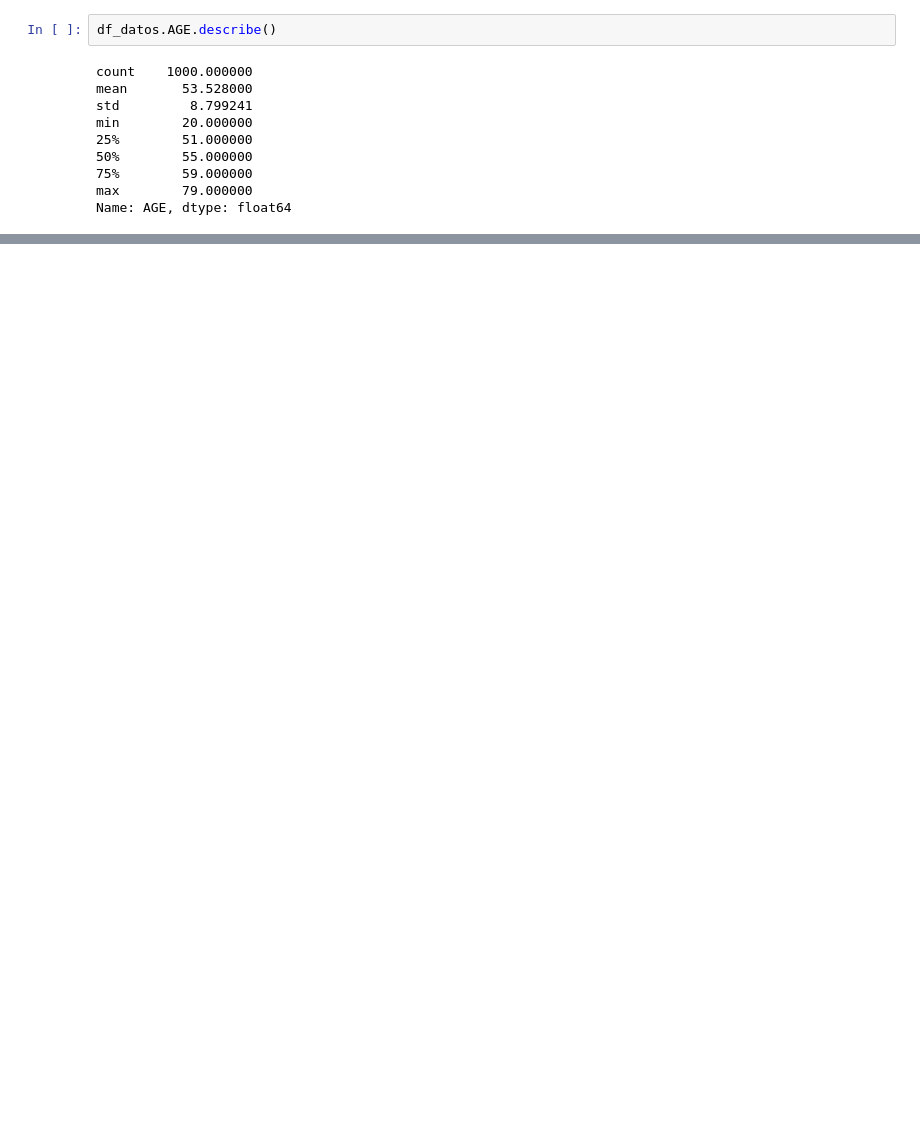
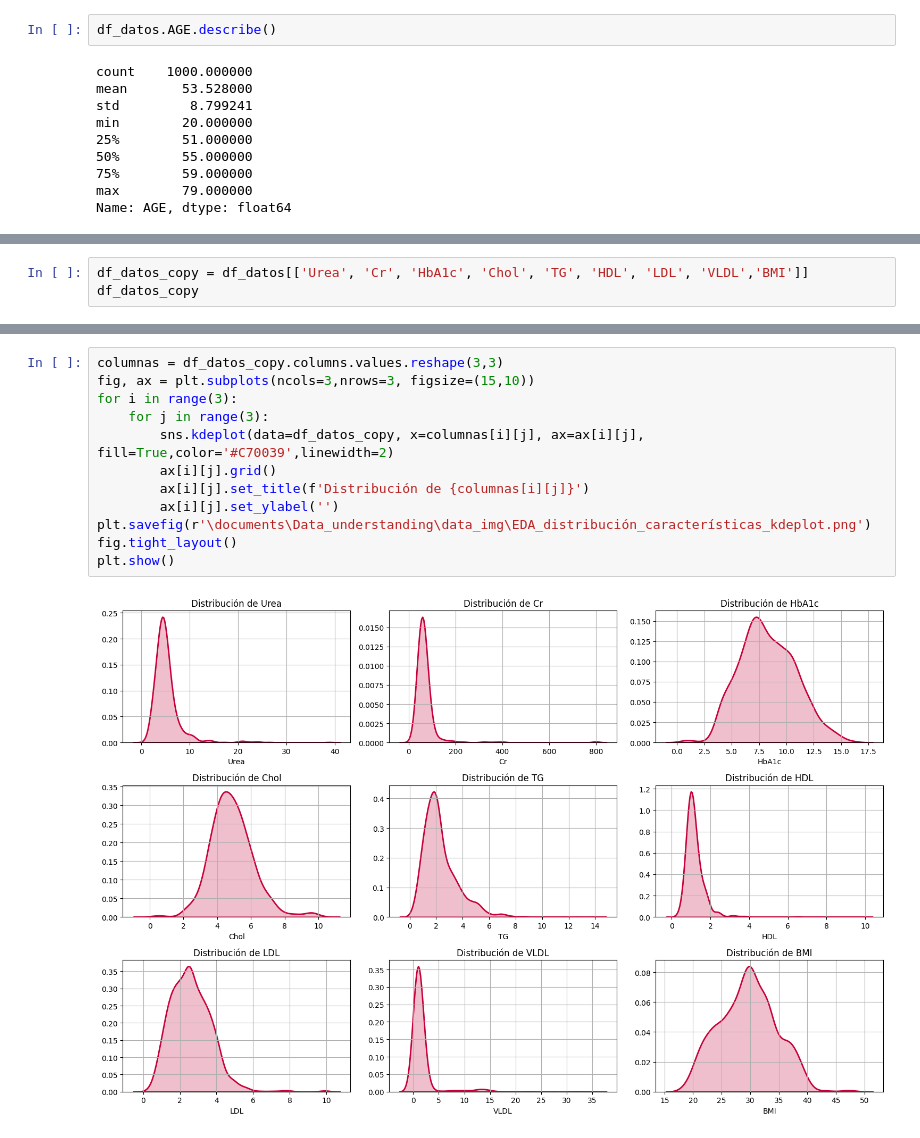
Before and after one commit to peAstaiza/cervisCancerPrediccion, a Jupyter notebook: scripts/EDA/EDA.ipynb, the cells around one changed output, grey strips where cells are left out. Drawn from its saved outputs; the diff is of its cells as text; blank space fills up the shorter version.

```diff
--- a/scripts/EDA/EDA.ipynb
+++ b/scripts/EDA/EDA.ipynb
@@ -147,0 +155,3 @@ plt.show()
+# %%
+df_datos_copy = df_datos[['Urea', 'Cr', 'HbA1c', 'Chol', 'TG', 'HDL', 'LDL', 'VLDL','BMI']]
+df_datos_copy
@@ -147,0 +172,14 @@ plt.show()
+# %%
+columnas = df_datos_copy.columns.values.reshape(3,3)
+fig, ax = plt.subplots(ncols=3,nrows=3, figsize=(15,10))
+for i in range(3):
+    for j in range(3):
+        sns.kdeplot(data=df_datos_copy, x=columnas[i][j], ax=ax[i][j], fill=True,color='#C70039',linewidth=2)
+        ax[i][j].grid()
+        ax[i][j].set_title(f'Distribución de {columnas[i][j]}')
+        ax[i][j].set_ylabel('')
+plt.savefig(r'\documents\Data_understanding\data_img\EDA_distribución_características_kdeplot.png')
+fig.tight_layout()
+plt.show()
+# %% [output]
+[figure, added]
```
Also changed, not shown: parts of 26 cells of this notebook, 7 other files.
